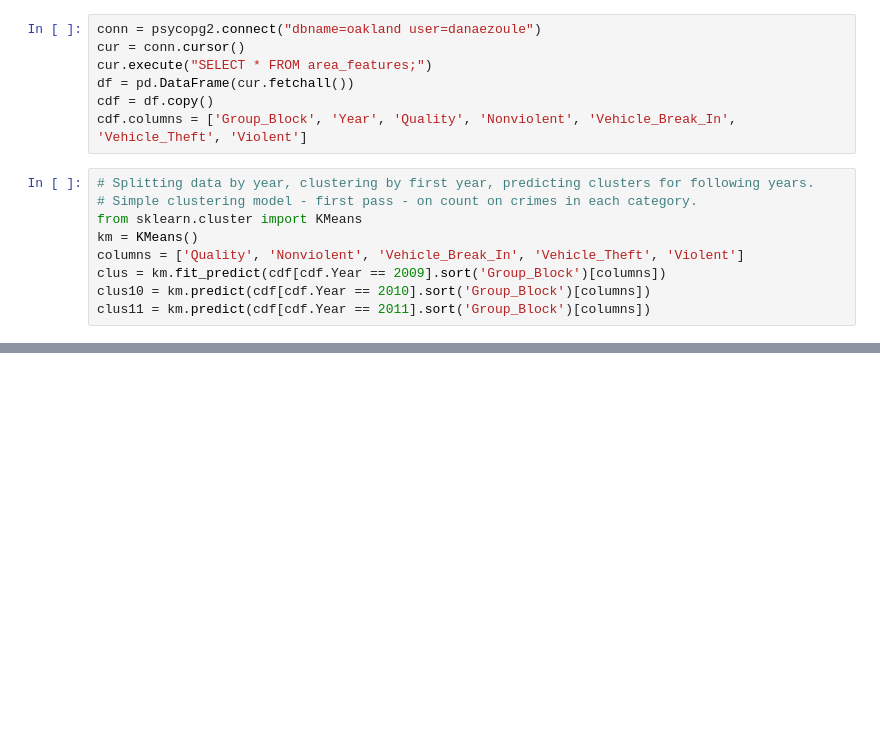
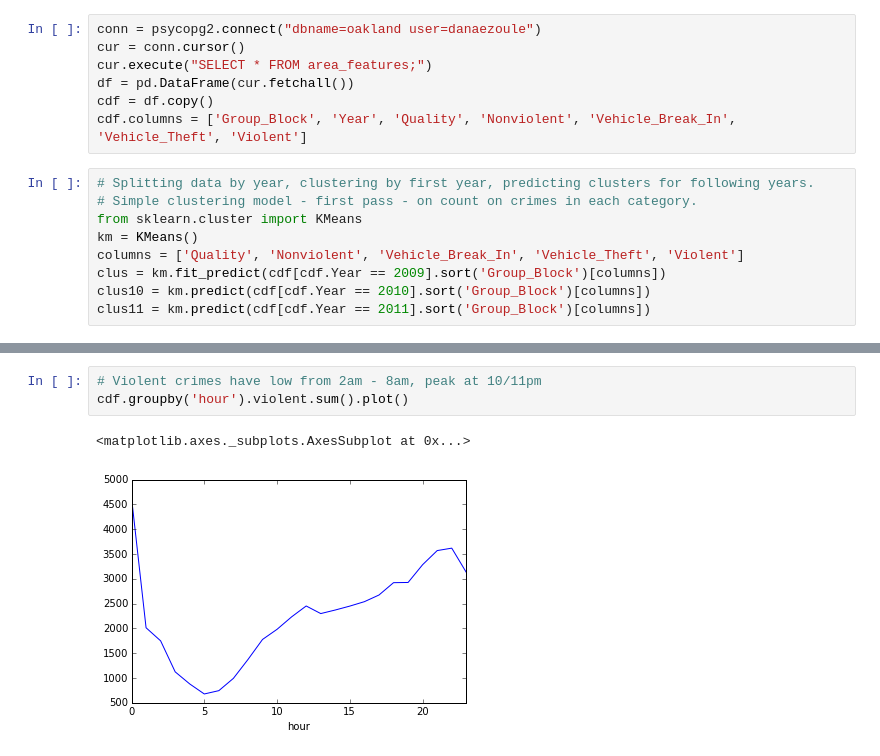
Before and after one commit to d43/oakland, a Jupyter notebook: Notes/Clustering.ipynb, the cells around one changed output, grey strips where cells are left out. Drawn from its saved outputs; the diff is of its cells as text; blank space fills up the shorter version.

```diff
--- a/Notes/Clustering.ipynb
+++ b/Notes/Clustering.ipynb
@@ -67,0 +102,6 @@ cdf['hour'] = [i.hour for i in cdf.Time]
+# %%
+# Violent crimes have low from 2am - 8am, peak at 10/11pm
+cdf.groupby('hour').violent.sum().plot()
+# %% [output]
+<matplotlib.axes._subplots.AxesSubplot at 0x...>
+[figure, added]
```
Also changed, not shown: parts of 15 cells of this notebook.
